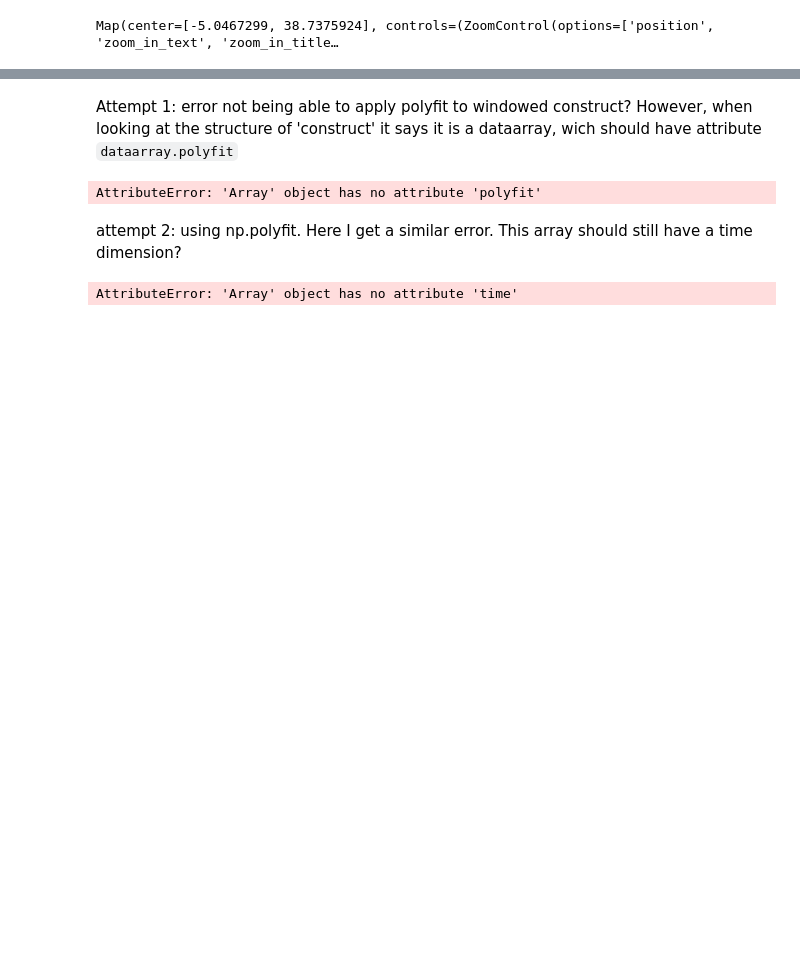
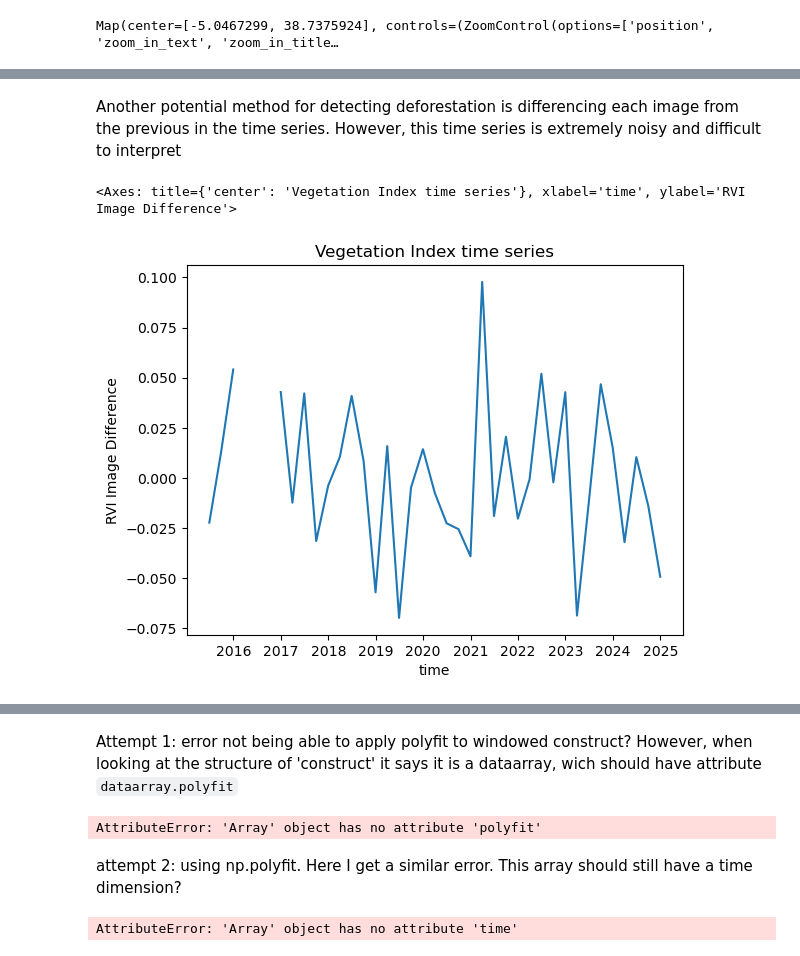
Before and after one commit to adlai-nelson/geog313-final-project, a Jupyter notebook: analysis.ipynb, the cells around one changed output, grey strips where cells are left out. Cells and saved outputs as stored; diff of their text form; code cells hidden in the pictures; blank space fills up the shorter version.

```diff
--- a/analysis.ipynb
+++ b/analysis.ipynb
@@ -58,0 +80,9 @@ Attributes: (0)
+# %% [markdown]
+Another potential method for detecting deforestation is differencing each image from the previous in the time series. However, this time series is extremely noisy and difficult to interpret
+# %%
+a = utils.preprocess_data(aoi, start, end, deseason=True)
+b = utils.img_change(a)
+utils.timeseries_plot(b, "RVI Image Difference")
+# %% [output]
+<Axes: title={'center': 'Vegetation Index time series'}, xlabel='time', ylabel='RVI Image Difference'>
+[figure, added]
```
Also changed, not shown: parts of 24 cells of this notebook, 1 other file.
